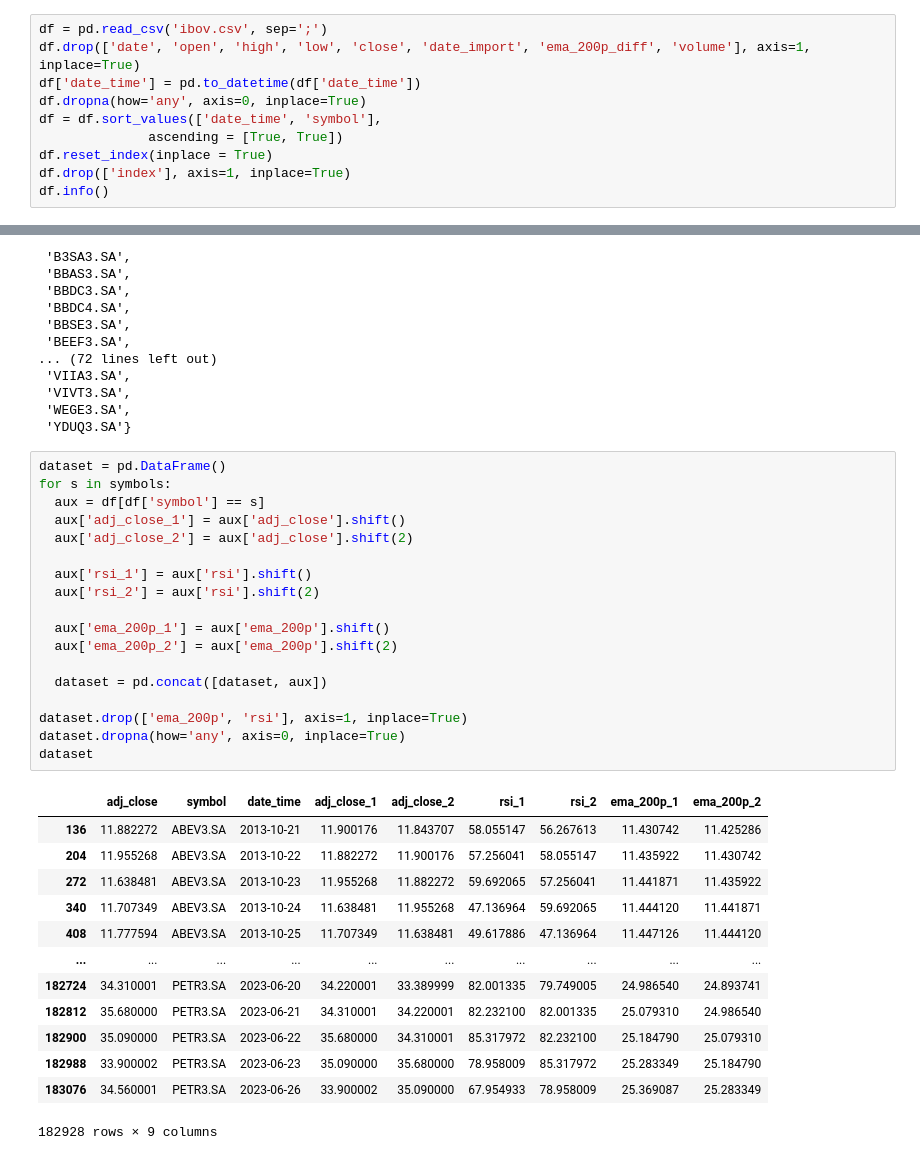
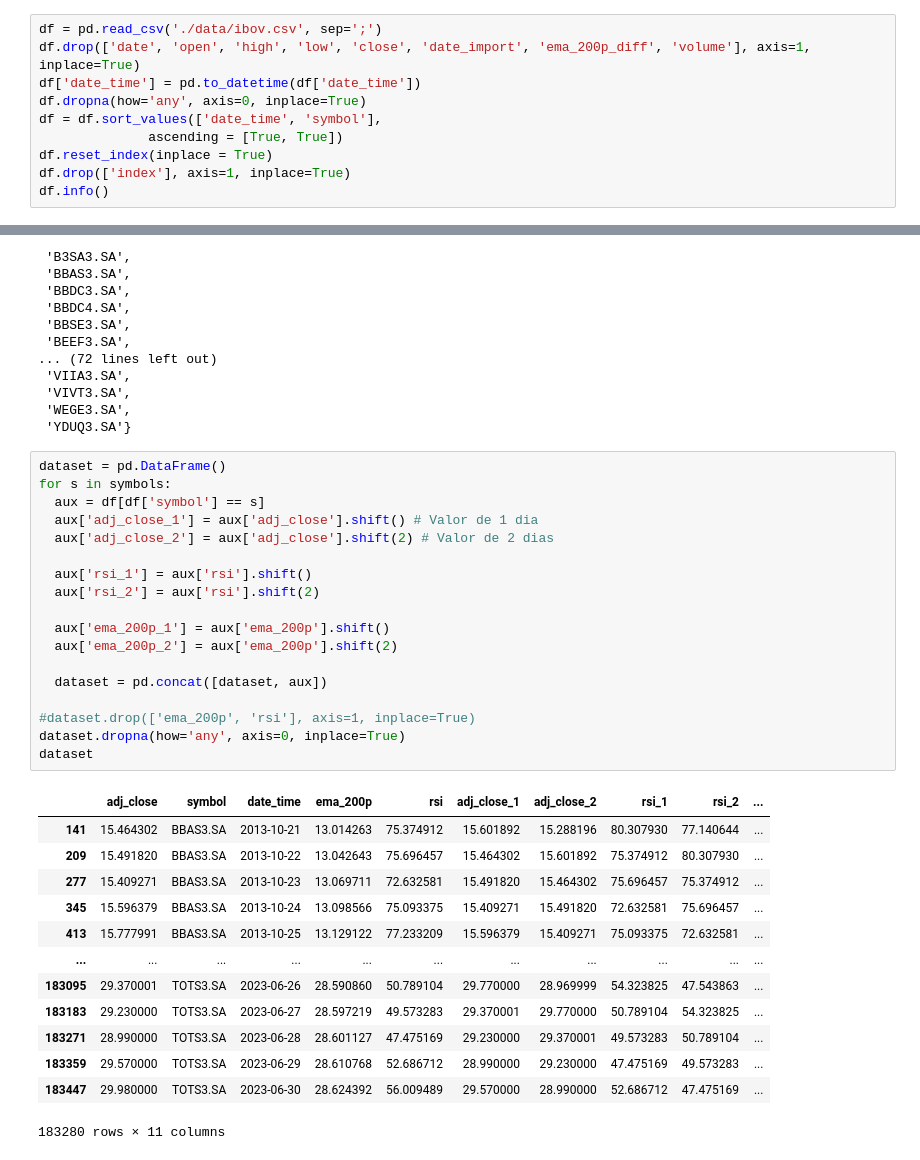
Before and after one commit to marcelolimagomes/analise_ativos_mercado_financeiro, a Jupyter notebook: src/predicao_acoes.ipynb, the cells around one changed output, grey strips where cells are left out. Cells and saved outputs as stored; diff of their text form.

```diff
--- a/src/predicao_acoes.ipynb
+++ b/src/predicao_acoes.ipynb
@@ -7,5 +30,5 @@ import datetime
 # %%
-df = pd.read_csv('ibov.csv', sep=';')
+df = pd.read_csv('./data/ibov.csv', sep=';')
 df.drop(['date', 'open', 'high', 'low', 'close', 'date_import', 'ema_200p_diff', 'volume'], axis=1, inplace=True)
 df['date_time'] = pd.to_datetime(df['date_time'])
 df.dropna(how='any', axis=0, inplace=True)
@@ -51,32 +74,32 @@ symbols
 # %%
 dataset = pd.DataFrame()
 for s in symbols:
   aux = df[df['symbol'] == s]
-  aux['adj_close_1'] = aux['adj_close'].shift()
-  aux['adj_close_2'] = aux['adj_close'].shift(2)
+  aux['adj_close_1'] = aux['adj_close'].shift() # Valor de 1 dia
+  aux['adj_close_2'] = aux['adj_close'].shift(2) # Valor de 2 dias
 
   aux['rsi_1'] = aux['rsi'].shift()
   aux['rsi_2'] = aux['rsi'].shift(2)
 
   aux['ema_200p_1'] = aux['ema_200p'].shift()
   aux['ema_200p_2'] = aux['ema_200p'].shift(2)
 
   dataset = pd.concat([dataset, aux])
 
-dataset.drop(['ema_200p', 'rsi'], axis=1, inplace=True)
+#dataset.drop(['ema_200p', 'rsi'], axis=1, inplace=True)
 dataset.dropna(how='any', axis=0, inplace=True)
 dataset
 # %% [output]
-|  | adj_close | symbol | date_time | adj_close_1 | adj_close_2 | rsi_1 | rsi_2 | ema_200p_1 | ema_200p_2 |
-| 136 | 11.882272 | ABEV3.SA | 2013-10-21 | 11.900176 | 11.843707 | 58.055147 | 56.267613 | 11.430742 | 11.425286 |
-| 204 | 11.955268 | ABEV3.SA | 2013-10-22 | 11.882272 | 11.900176 | 57.256041 | 58.055147 | 11.435922 | 11.430742 |
-| 272 | 11.638481 | ABEV3.SA | 2013-10-23 | 11.955268 | 11.882272 | 59.692065 | 57.256041 | 11.441871 | 11.435922 |
-| 340 | 11.707349 | ABEV3.SA | 2013-10-24 | 11.638481 | 11.955268 | 47.136964 | 59.692065 | 11.444120 | 11.441871 |
-| 408 | 11.777594 | ABEV3.SA | 2013-10-25 | 11.707349 | 11.638481 | 49.617886 | 47.136964 | 11.447126 | 11.444120 |
-| ... | ... | ... | ... | ... | ... | ... | ... | ... | ... |
-| 182724 | 34.310001 | PETR3.SA | 2023-06-20 | 34.220001 | 33.389999 | 82.001335 | 79.749005 | 24.986540 | 24.893741 |
-| 182812 | 35.680000 | PETR3.SA | 2023-06-21 | 34.310001 | 34.220001 | 82.232100 | 82.001335 | 25.079310 | 24.986540 |
-| 182900 | 35.090000 | PETR3.SA | 2023-06-22 | 35.680000 | 34.310001 | 85.317972 | 82.232100 | 25.184790 | 25.079310 |
-| 182988 | 33.900002 | PETR3.SA | 2023-06-23 | 35.090000 | 35.680000 | 78.958009 | 85.317972 | 25.283349 | 25.184790 |
-| 183076 | 34.560001 | PETR3.SA | 2023-06-26 | 33.900002 | 35.090000 | 67.954933 | 78.958009 | 25.369087 | 25.283349 |
+|  | adj_close | symbol | date_time | ema_200p | rsi | adj_close_1 | adj_close_2 | rsi_1 | rsi_2 | ... |
+| 141 | 15.464302 | BBAS3.SA | 2013-10-21 | 13.014263 | 75.374912 | 15.601892 | 15.288196 | 80.307930 | 77.140644 | ... |
+| 209 | 15.491820 | BBAS3.SA | 2013-10-22 | 13.042643 | 75.696457 | 15.464302 | 15.601892 | 75.374912 | 80.307930 | ... |
+| 277 | 15.409271 | BBAS3.SA | 2013-10-23 | 13.069711 | 72.632581 | 15.491820 | 15.464302 | 75.696457 | 75.374912 | ... |
+| 345 | 15.596379 | BBAS3.SA | 2013-10-24 | 13.098566 | 75.093375 | 15.409271 | 15.491820 | 72.632581 | 75.696457 | ... |
+| 413 | 15.777991 | BBAS3.SA | 2013-10-25 | 13.129122 | 77.233209 | 15.596379 | 15.409271 | 75.093375 | 72.632581 | ... |
+| ... | ... | ... | ... | ... | ... | ... | ... | ... | ... | ... |
+| 183095 | 29.370001 | TOTS3.SA | 2023-06-26 | 28.590860 | 50.789104 | 29.770000 | 28.969999 | 54.323825 | 47.543863 | ... |
+| 183183 | 29.230000 | TOTS3.SA | 2023-06-27 | 28.597219 | 49.573283 | 29.370001 | 29.770000 | 50.789104 | 54.323825 | ... |
+| 183271 | 28.990000 | TOTS3.SA | 2023-06-28 | 28.601127 | 47.475169 | 29.230000 | 29.370001 | 49.573283 | 50.789104 | ... |
+| 183359 | 29.570000 | TOTS3.SA | 2023-06-29 | 28.610768 | 52.686712 | 28.990000 | 29.230000 | 47.475169 | 49.573283 | ... |
+| 183447 | 29.980000 | TOTS3.SA | 2023-06-30 | 28.624392 | 56.009489 | 29.570000 | 28.990000 | 52.686712 | 47.475169 | ... |
-182928 rows × 9 columns
+183280 rows × 11 columns
```
Also changed, not shown: parts of 27 cells of this notebook, 31 other files.
